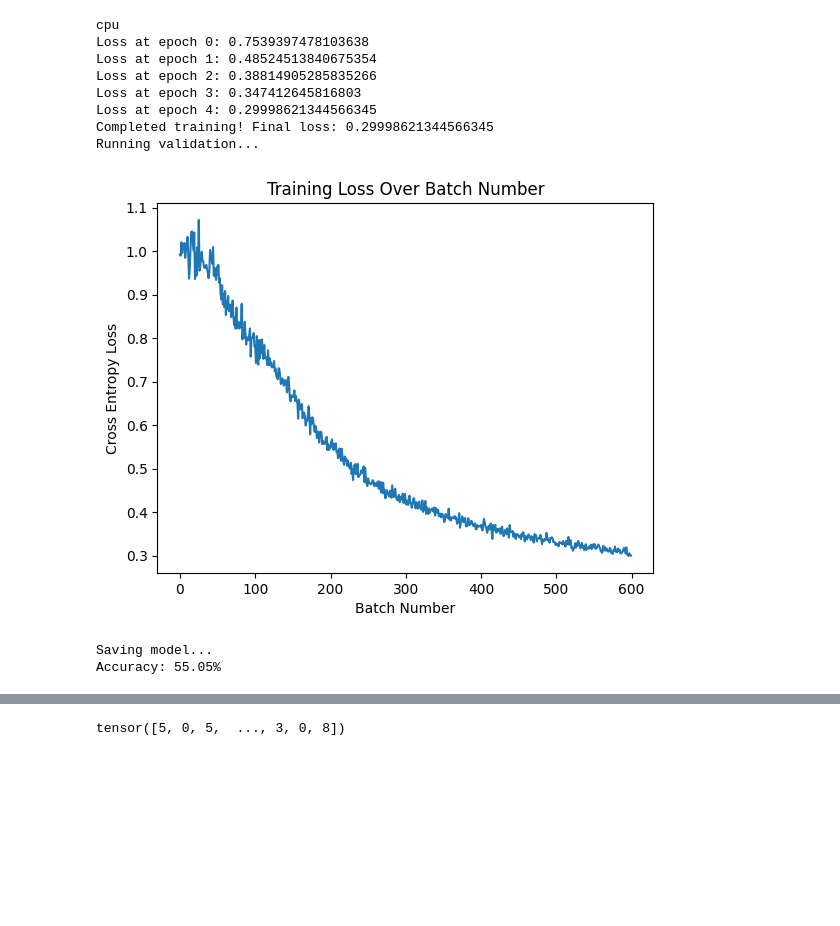
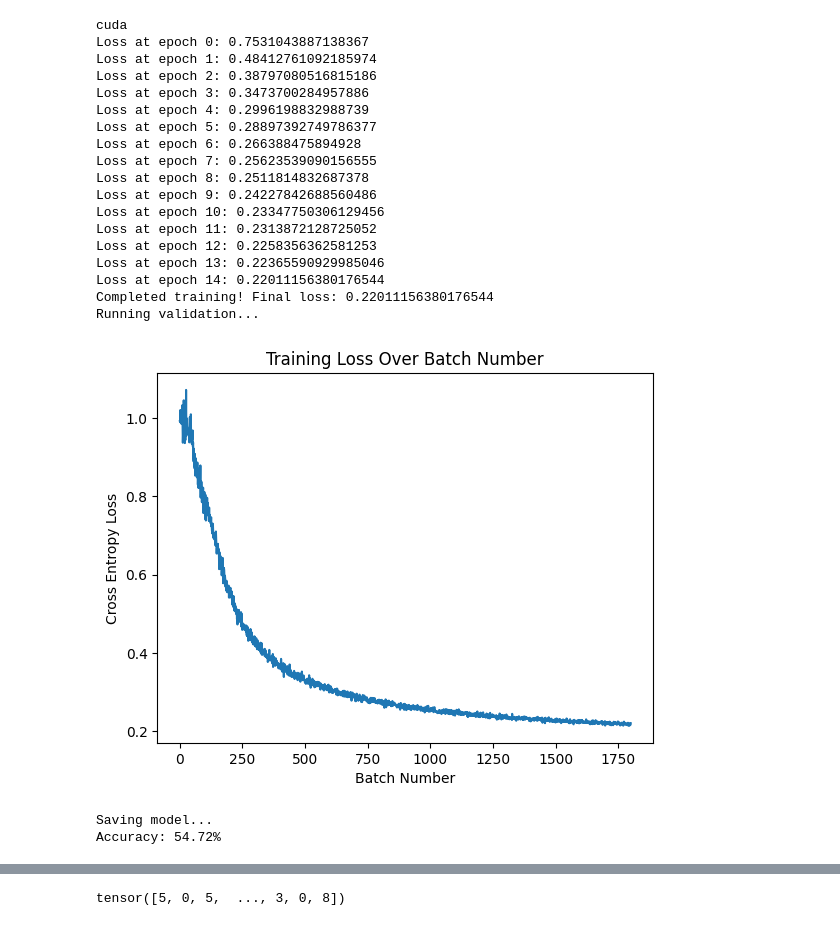
Before and after one commit to awei799331/cs484-final-project, a Jupyter notebook: main.ipynb, the cells around one changed output, grey strips where cells are left out. Drawn from its saved outputs; the diff is of its cells as text; code cells hidden in the pictures; blank space fills up the shorter version.

```diff
--- a/main.ipynb
+++ b/main.ipynb
@@ -65,8 +65,8 @@ class ClassificationNetwork:
 
         return labeled_train_loader, unlabeled_train_loader, val_loader
 
-    def train(self):
-        %run -i 'run.py' encoder '{self.labeled_percent}' -t
+    def train(self, epochs = 1):
+        %run -i "run.py" encoder "{self.labeled_percent}" -t -e "{epochs}"
 
     def get_encodes_targets(self, loader, encoder_model):
         encodes = None
@@ -153,16 +175,26 @@ Accuracy: 54.36%
 # %%
 network = ClassificationNetwork(0.2)
-network.train()
+network.train(epochs=20)
 network.run_kmeans()
 # %% [output]
-cpu
-Loss at epoch 0: 0.7539397478103638
-Loss at epoch 1: 0.48524513840675354
-Loss at epoch 2: 0.38814905285835266
-Loss at epoch 3: 0.347412645816803
-Loss at epoch 4: 0.29998621344566345
-Completed training! Final loss: 0.29998621344566345
+cuda
+Loss at epoch 0: 0.7531043887138367
+Loss at epoch 1: 0.48412761092185974
+Loss at epoch 2: 0.38797080516815186
+Loss at epoch 3: 0.3473700284957886
+Loss at epoch 4: 0.2996198832988739
+Loss at epoch 5: 0.28897392749786377
+Loss at epoch 6: 0.266388475894928
+Loss at epoch 7: 0.25623539090156555
+Loss at epoch 8: 0.2511814832687378
+Loss at epoch 9: 0.24227842688560486
+Loss at epoch 10: 0.23347750306129456
+Loss at epoch 11: 0.2313872128725052
+Loss at epoch 12: 0.2258356362581253
+Loss at epoch 13: 0.22365590929985046
+Loss at epoch 14: 0.22011156380176544
+Completed training! Final loss: 0.22011156380176544
 Running validation...
-[figure, old version]
+[figure, new version]
 Saving model...
-Accuracy: 55.05%
+Accuracy: 54.72%
```
Also changed, not shown: parts of 7 cells of this notebook.
